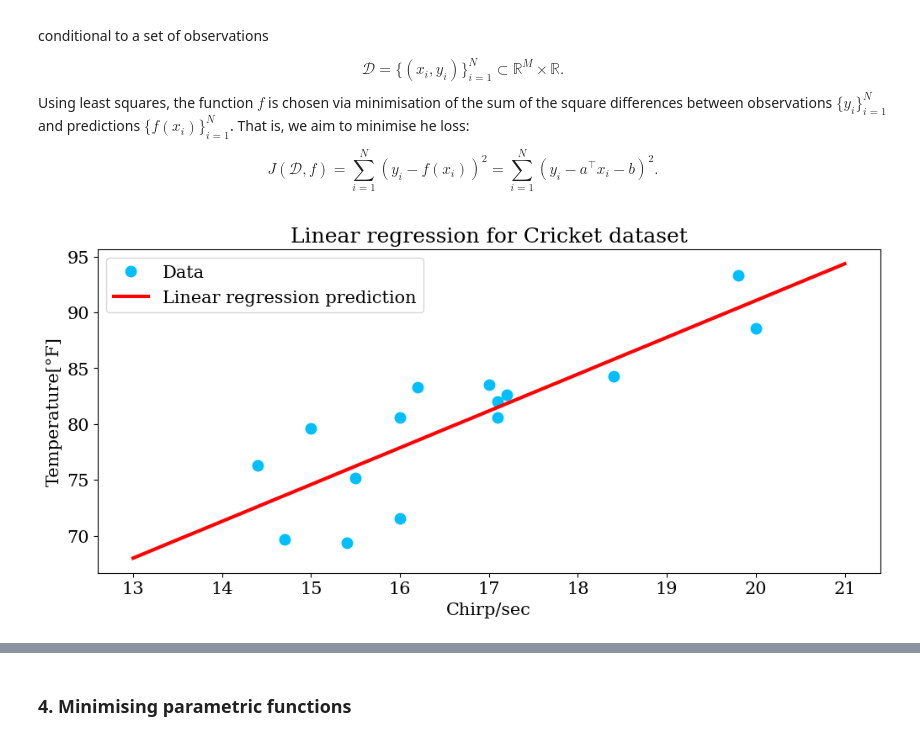
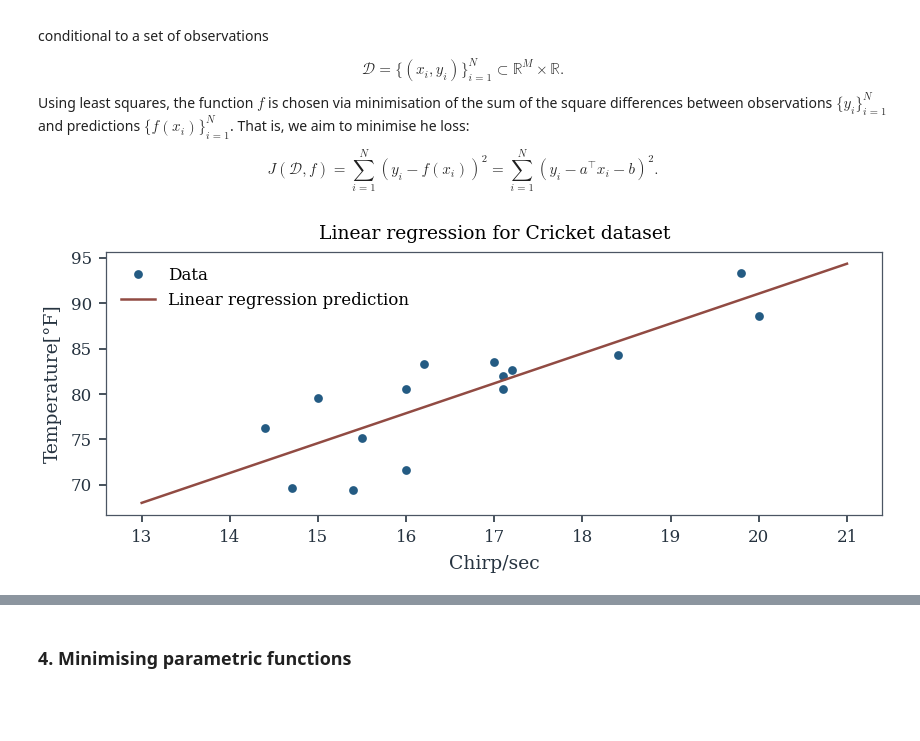
Before and after one commit to felipe-tobar/Maths-for-ML, a Jupyter notebook: tutorials/optimisation.ipynb, the cells around one changed output, grey strips where cells are left out. Cells and saved outputs as stored; diff of their text form; code cells hidden in the pictures; blank space fills up the shorter version.

Commit message:
opt_lecture

```diff
--- a/tutorials/optimisation.ipynb
+++ b/tutorials/optimisation.ipynb
@@ -46,15 +46,3 @@ X_tilda = np.vstack((X, np.ones(len(X))))
 XX_inv = np.linalg.inv(X_tilda.dot(X_tilda.T))
 # optimal weights
 w_opt = Y.dot(X_tilda.T).dot(XX_inv)
-# %%
-import matplotlib.pyplot as plt
-plt.rcParams['figure.figsize'] = (12, 5)
-plt.rcParams.update({
-    "font.size": 15,
-    "axes.labelsize": 15,
-    "axes.titlesize": 18,
-    "xtick.labelsize": 15,
-    "ytick.labelsize": 15,
-    "legend.fontsize": 15,
-    "font.family": "serif",
-})
@@ -61,14 +54,17 @@ plt.rcParams.update({
 # %%
-# query/prediccion
-X_tilda_reg = np.vstack((np.linspace(13, 21, 9), np.ones(9)))
+with plt.rc_context(lecture_plot_style):
+    plt.figure(figsize=(plot_width["wide"], 2.4))
 
-# plot
-plt.plot(X, Y, 'o', c='#00BFFF',ms=9, label='Data')
-plt.plot(X_tilda_reg[0, :], w_opt.dot(X_tilda_reg), 'r', lw=3, label='Linear regression prediction')
-plt.legend()
-plt.xlabel('Chirp/sec')
-plt.ylabel('Temperature[°F]')
-plt.title('Linear regression for Cricket dataset')
-plt.savefig("../img/optimisation_example_lr_crickets.pdf");
+    # query/prediccion
+    X_tilda_reg = np.vstack((np.linspace(13, 21, 9), np.ones(9)))
+
+    # plot
+    plt.plot(X, Y, 'o', color=plot_blue, ms=3.2, label='Data')
+    plt.plot(X_tilda_reg[0, :], w_opt.dot(X_tilda_reg), color=plot_clay, label='Linear regression prediction')
+    plt.legend()
+    plt.xlabel('Chirp/sec')
+    plt.ylabel('Temperature[°F]')
+    plt.title('Linear regression for Cricket dataset')
+    plt.savefig("../img/optimisation_example_lr_crickets.pdf");
 # %% [output]
-[figure, old version]
+[figure, new version]
```
Also changed, not shown: parts of 28 cells of this notebook, 35 other files.
